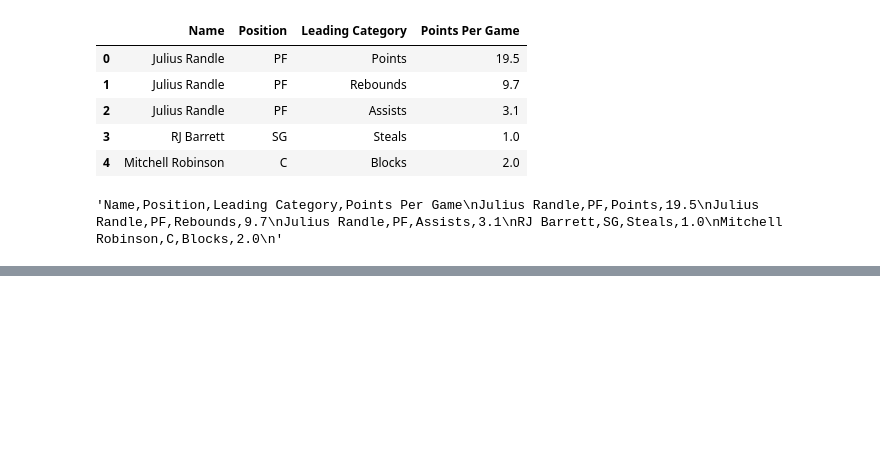
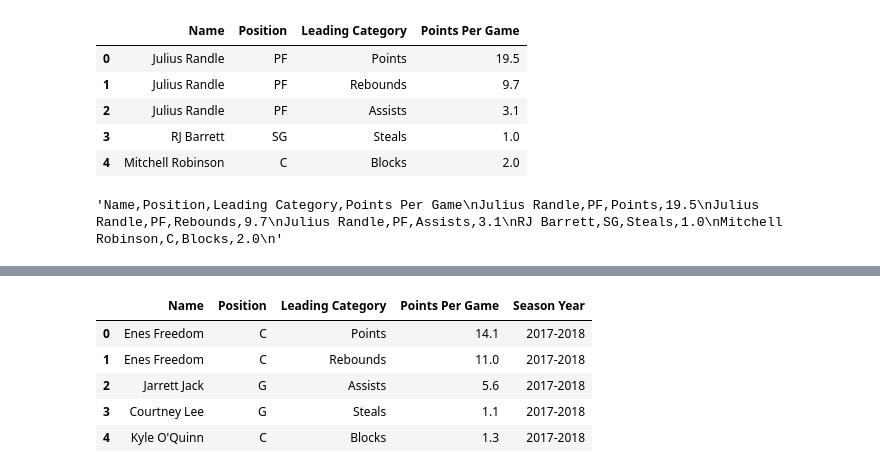
Before and after one commit to unitxero/CIS3120, a Jupyter notebook: Group Project/kevin_group_project_espn_webscrape.ipynb, the cells around one changed output, grey strips where cells are left out. Cells and saved outputs as stored; diff of their text form; code cells hidden in the pictures; blank space fills up the shorter version.

```diff
--- a/Group Project/kevin_group_project_espn_webscrape.ipynb
+++ b/Group Project/kevin_group_project_espn_webscrape.ipynb
@@ -208,0 +438,10 @@ df_2019_20.to_csv(index=False)
+# %%
+df_2017_18.insert(4, "Season Year", "2017-2018")
+df_2017_18
+# %% [output]
+|  | Name | Position | Leading Category | Points Per Game | Season Year |
+| 0 | Enes Freedom | C | Points | 14.1 | 2017-2018 |
+| 1 | Enes Freedom | C | Rebounds | 11.0 | 2017-2018 |
+| 2 | Jarrett Jack | G | Assists | 5.6 | 2017-2018 |
+| 3 | Courtney Lee | G | Steals | 1.1 | 2017-2018 |
+| 4 | Kyle O'Quinn | C | Blocks | 1.3 | 2017-2018 |
```
Also changed, not shown: parts of 11 cells of this notebook.
